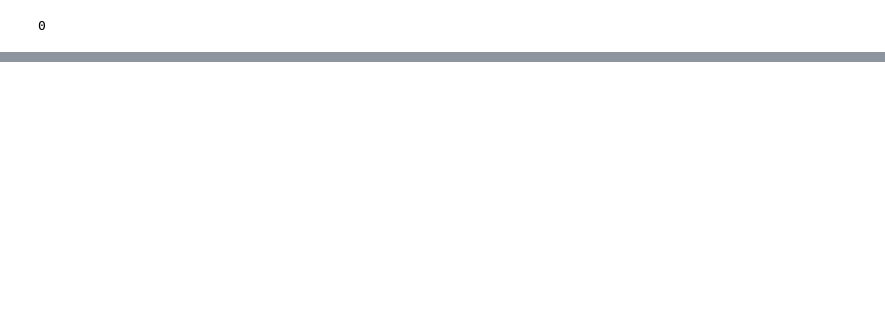
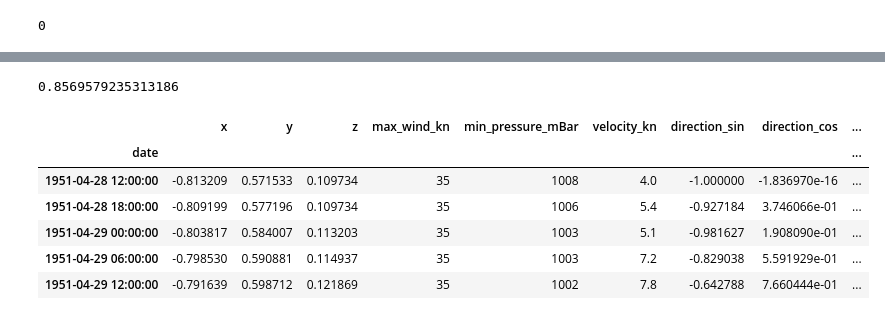
Before and after one commit to StanDobrev11/MachineLearning, a Jupyter notebook: Project/project.ipynb, the cells around one changed output, grey strips where cells are left out. Drawn from its saved outputs; the diff is of its cells as text; code cells hidden in the pictures; blank space fills up the shorter version.

```diff
--- a/Project/project.ipynb
+++ b/Project/project.ipynb
@@ -320,0 +365,10 @@ nhc.to_csv('data/csv_ready/nhc_final')
+# %%
+df = pd.read_csv('data/csv_ready/jma_training', index_col=0)
+# %%
+prep_data = FunctionTransformer(func=prepare_dataframe)
+prep_train_data = FunctionTransformer(func=generate_training_dataframe)
+preprocessor = ColumnTransformer([
+        ('enso', OneHotEncoder(), ['enso']),
+        ('scaler', MinMaxScaler(), ['max_wind_kn', 'min_pressure_mBar', 'velocity_kn']),
+    ], remainder='passthrough', force_int_remainder_cols=False)
+regressor = MultiOutputRegressor(SGDRegressor(learning_rate='adaptive', max_iter=3000, penalty='l1', alpha=1e-6, tol=1e-5, random_state=97))
@@ -320,0 +386,6 @@ nhc.to_csv('data/csv_ready/nhc_final')
+# %%
+df_trn = prep_data.transform(df)
+# %%
+df_trn = prep_train_data.transform(df_trn)
+X_train, X_test, y_train, y_test = next(split_dataframe(df_trn, splitter='gss'))
+jma_train_pipeline_sgd.fit(X_train, y_train)
@@ -320,0 +409,14 @@ nhc.to_csv('data/csv_ready/nhc_final')
+# %%
+jma_train_pipeline_sgd.score(X_test, y_test)
+# %% [output]
+0.8569579235313186
+# %%
+X_test.head()
+# %% [output]
+|  | x | y | z | max_wind_kn | min_pressure_mBar | velocity_kn | direction_sin | direction_cos | ... |
+| date |  |  |  |  |  |  |  |  | ... |
+| 1951-04-28 12:00:00 | -0.813209 | 0.571533 | 0.109734 | 35 | 1008 | 4.0 | -1.000000 | -1.836970e-16 | ... |
+| 1951-04-28 18:00:00 | -0.809199 | 0.577196 | 0.109734 | 35 | 1006 | 5.4 | -0.927184 | 3.746066e-01 | ... |
+| 1951-04-29 00:00:00 | -0.803817 | 0.584007 | 0.113203 | 35 | 1003 | 5.1 | -0.981627 | 1.908090e-01 | ... |
+| 1951-04-29 06:00:00 | -0.798530 | 0.590881 | 0.114937 | 35 | 1003 | 7.2 | -0.829038 | 5.591929e-01 | ... |
+| 1951-04-29 12:00:00 | -0.791639 | 0.598712 | 0.121869 | 35 | 1002 | 7.8 | -0.642788 | 7.660444e-01 | ... |
```
Also changed, not shown: parts of 24 cells of this notebook, 7 other files.
